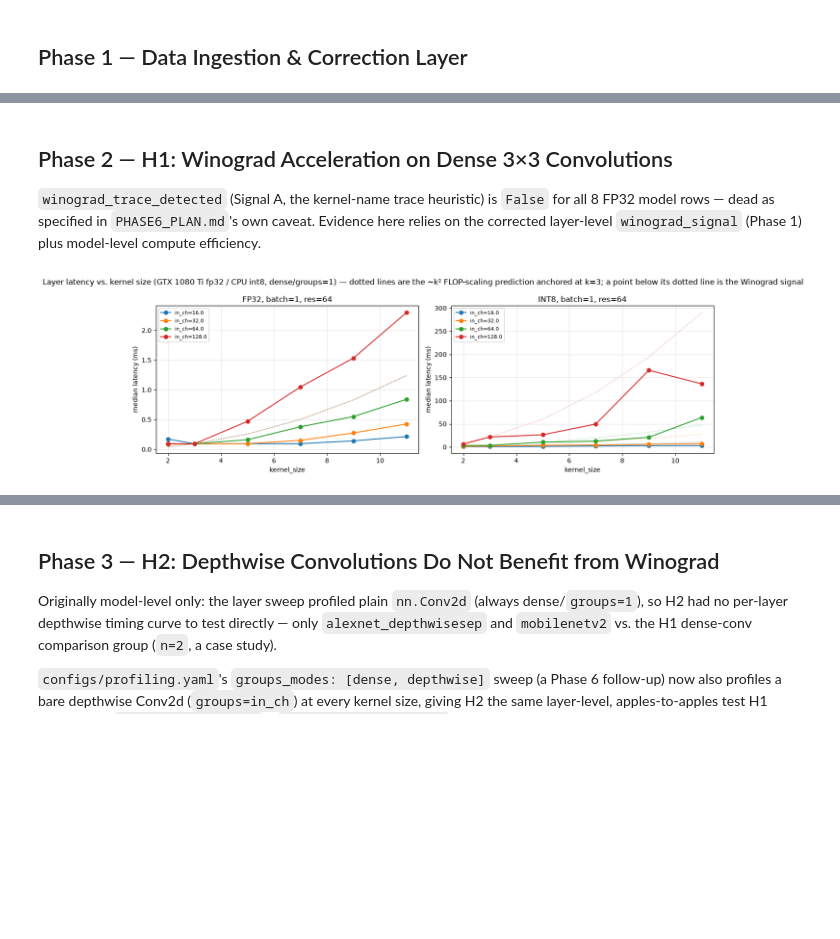
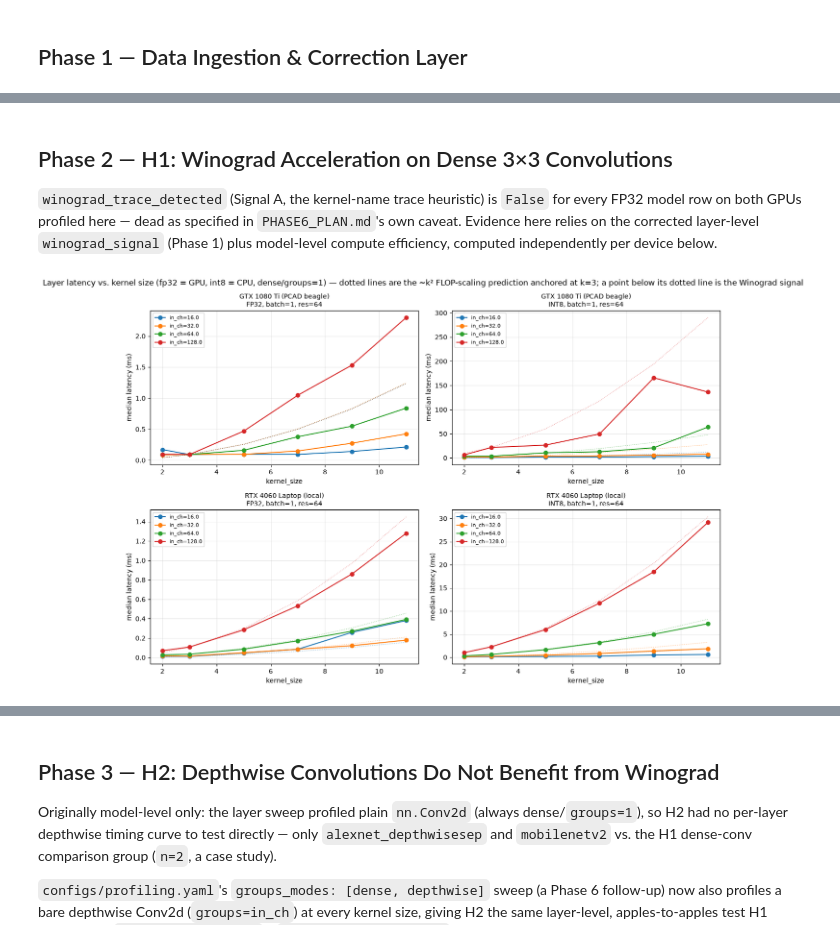
Before and after one commit to RafaelSdeS/dnn_study, a Jupyter notebook: notebooks/phase_6_hardware_profiling_analysis/hardware_profiling_phase6.ipynb, the cells around one changed output, grey strips where cells are left out. Cells and saved outputs as stored; diff of their text form; code cells hidden in the pictures; blank space fills up the shorter version.

```diff
--- a/notebooks/phase_6_hardware_profiling_analysis/hardware_profiling_phase6.ipynb
+++ b/notebooks/phase_6_hardware_profiling_analysis/hardware_profiling_phase6.ipynb
@@ -44,6 +51,19 @@ RESULTS_DIR.mkdir(parents=True, exist_ok=True)
 FIGURES_DIR.mkdir(parents=True, exist_ok=True)
 
 GTX_1080TI_FP32_PEAK_GFLOPS = 11_340.0  # 3584 cores x ~1.582 GHz boost x 2 FLOPs/cycle
+RTX4060_LAPTOP_FP32_PEAK_GFLOPS = 14_131.0  # 3072 cores x ~2.30 GHz sustained (measured via nvidia-smi
+                                             # at the 80W TGP cap on this Predator PHN16-71, not a spec-sheet
+                                             # figure -- NVIDIA only publishes a 1470-2370 MHz range across the
+                                             # whole product line, no per-wattage-tier number) x 2 FLOPs/cycle
+
+DEVICE_LABELS = {
+    "nvidia_geforce_gtx_1080_ti_beagle": "GTX 1080 Ti (PCAD beagle)",
+    "nvidia_geforce_rtx_4060_laptop_gpu_rafael_predator_phn16_71": "RTX 4060 Laptop (local)",
+}
+DEVICE_PEAK_FP32_GFLOPS = {
+    "nvidia_geforce_gtx_1080_ti_beagle": GTX_1080TI_FP32_PEAK_GFLOPS,
+    "nvidia_geforce_rtx_4060_laptop_gpu_rafael_predator_phn16_71": RTX4060_LAPTOP_FP32_PEAK_GFLOPS,
+}
 
 pd.set_option("display.max_columns", 50)
 pd.set_option("display.width", 160)
@@ -367,39 +493,47 @@ plt.show()
 # %% [markdown]
 ## Phase 2 — H1: Winograd Acceleration on Dense 3×3 Convolutions
 
-`winograd_trace_detected` (Signal A, the kernel-name trace heuristic) is `False` for all 8 FP32 model
-rows — dead as specified in `PHASE6_PLAN.md`'s own caveat. Evidence here relies on the corrected
-layer-level `winograd_signal` (Phase 1) plus model-level compute efficiency.
+`winograd_trace_detected` (Signal A, the kernel-name trace heuristic) is `False` for every FP32 model
+row on both GPUs profiled here — dead as specified in `PHASE6_PLAN.md`'s own caveat. Evidence here
+relies on the corrected layer-level `winograd_signal` (Phase 1) plus model-level compute efficiency,
+computed independently per device below.
 # %%
-fig, axes = plt.subplots(1, 2, figsize=(13, 4.5))
+fig, axes = plt.subplots(len(DEVICES), 2, figsize=(13, 4.5 * len(DEVICES)), squeeze=False)
 
-for ax, prec in zip(axes, ["fp32", "int8"]):
-    subset = layer_df_dense[(layer_df_dense["batch_size"] == 1) & (layer_df_dense["input_resolution"] == 64) & (layer_df_dense["precision"] == prec)]
-    for in_ch, grp in subset.groupby("in_ch"):
-        grp = grp.sort_values("kernel_size")
-        line, = ax.plot(grp["kernel_size"], grp["latency_median_ms"], marker="o", label=f"in_ch={in_ch}")
-        # FLOP-predicted curve (~k^2 MACs), anchored at k=3 -- what "no acceleration" looks like.
-        # A measured point falling BELOW this dotted line runs faster than raw FLOP count predicts,
-        # which is the actual (FLOP-confound-free) Winograd signal -- see kernel_wide's norm_k cells above.
-        k3_row = grp[grp["kernel_size"] == 3]
-        if len(k3_row):
-            k3_lat = k3_row["latency_median_ms"].iloc[0]
-            ks = grp["kernel_size"].to_numpy()
-            predicted = k3_lat * (ks / 3) ** 2
-            ax.plot(ks, predicted, linestyle=":", color=line.get_color(), alpha=0.5, linewidth=1)
-    ax.set_xlabel("kernel_size")
-    ax.set_ylabel("median latency (ms)")
-    ax.set_title(f"{prec.upper()}, batch=1, res=64")
-    ax.legend(fontsize=8)
-    ax.grid(alpha=0.3)
+for row, device in enumerate(DEVICES):
+    for col, prec in enumerate(["fp32", "int8"]):
+        ax = axes[row][col]
+        subset = layer_df_dense[
+            (layer_df_dense["device"] == device)
+            & (layer_df_dense["batch_size"] == 1)
+            & (layer_df_dense["input_resolution"] == 64)
+            & (layer_df_dense["precision"] == prec)
+        ]
+        for in_ch, grp in subset.groupby("in_ch"):
+            grp = grp.sort_values("kernel_size")
+            line, = ax.plot(grp["kernel_size"], grp["latency_median_ms"], marker="o", label=f"in_ch={in_ch}")
+            # FLOP-predicted curve (~k^2 MACs), anchored at k=3 -- what "no acceleration" looks like.
+            # A measured point falling BELOW this dotted line runs faster than raw FLOP count predicts,
+            # which is the actual (FLOP-confound-free) Winograd signal -- see kernel_wide's norm_k cells above.
+            k3_row = grp[grp["kernel_size"] == 3]
+            if len(k3_row):
+                k3_lat = k3_row["latency_median_ms"].iloc[0]
+                ks = grp["kernel_size"].to_numpy()
+                predicted = k3_lat * (ks / 3) ** 2
+                ax.plot(ks, predicted, linestyle=":", color=line.get_color(), alpha=0.5, linewidth=1)
+        ax.set_xlabel("kernel_size")
+        ax.set_ylabel("median latency (ms)")
+        ax.set_title(f"{DEVICE_LABELS.get(device, device)}\n{prec.upper()}, batch=1, res=64", fontsize=10)
+        ax.legend(fontsize=8)
+        ax.grid(alpha=0.3)
 
-fig.suptitle("Layer latency vs. kernel size (GTX 1080 Ti fp32 / CPU int8, dense/groups=1) — dotted lines are the "
+fig.suptitle("Layer latency vs. kernel size (fp32 = GPU, int8 = CPU, dense/groups=1) — dotted lines are the "
              "~k² FLOP-scaling prediction anchored at k=3; a point below its dotted line is the Winograd signal")
 fig.tight_layout()
 fig.savefig(FIGURES_DIR / "phase6_latency_vs_kernel_size.png", dpi=120)
 plt.show()
 # %% [output]
-[figure, old version]
+[figure, new version]
 # %%
 # fp32/GPU only: int8 layer rows are real now (see intro) but only cover one (batch,res) shape,
 # so a coverage-across-shapes heatmap doesn't apply to them the way it does to the full fp32 grid.
```
Also changed, not shown: parts of 27 cells of this notebook, 20 other files.
